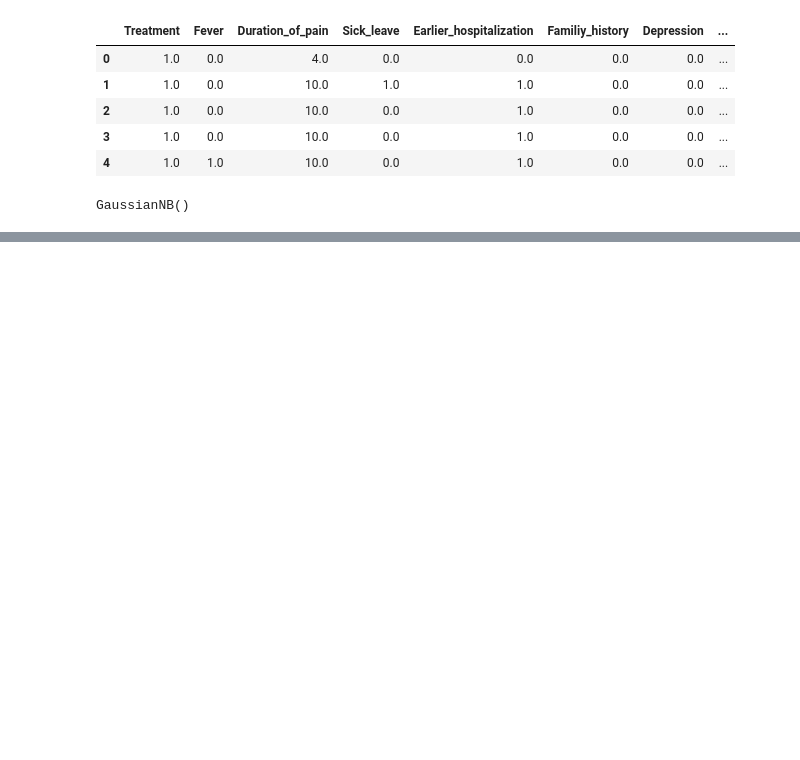
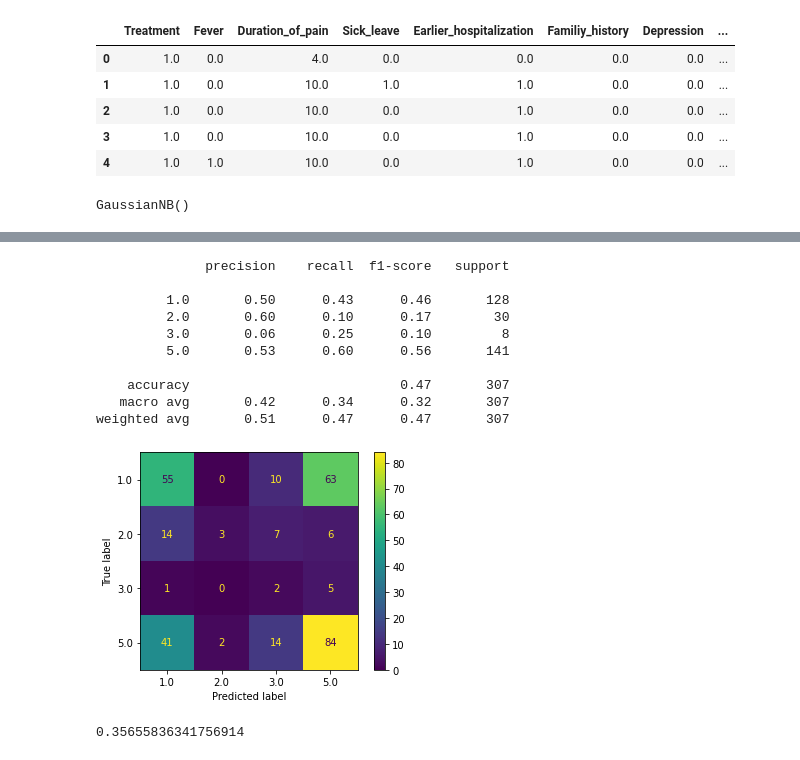
Before and after one commit to WALEX2000/DataScience-Project, a Jupyter notebook: src/naivebayes.ipynb, the cells around one changed output, grey strips where cells are left out. Cells and saved outputs as stored; diff of their text form; code cells hidden in the pictures; blank space fills up the shorter version.

```diff
--- a/src/naivebayes.ipynb
+++ b/src/naivebayes.ipynb
@@ -70,0 +120,37 @@ Out of:
+# %%
+# Combined naive bayes test
+testSetFeatures = testSet.loc[:, trainingSet.columns != 'Treatment']
+testSetLabels = testSet['Treatment']
+
+predictions1 = naiveBayes1.predict(testSetFeatures)
+testSetPred = testSet.copy()
+testSetPred.loc[:,'Treatment'] = predictions1
+
+testSetPredOthers = testSetPred.loc[testSetPred['Treatment'] == -1,]
+testSetPredOthersFeatures = testSetPredOthers.loc[:, testSetPredOthers.columns != 'Treatment']
+predictions2 = naiveBayes2.predict(testSetPredOthersFeatures)
+
+testSetPred.loc[testSetPred['Treatment'] == -1,'Treatment'] = predictions2
+
+finalPredictions = testSetPred['Treatment'].values
+
+print(classification_report(testSetLabels.values,finalPredictions))
+
+ConfusionMatrixDisplay.from_predictions(testSetLabels.values,finalPredictions)
+plt.show()
+
+fpr, tpr, thresholds = metrics.roc_curve(testSetLabels.values, finalPredictions, pos_label=2)
+metrics.auc(fpr, tpr)
+# %% [output]
+              precision    recall  f1-score   support
+
+         1.0       0.50      0.43      0.46       128
+         2.0       0.60      0.10      0.17        30
+         3.0       0.06      0.25      0.10         8
+         5.0       0.53      0.60      0.56       141
+
+    accuracy                           0.47       307
+   macro avg       0.42      0.34      0.32       307
+weighted avg       0.51      0.47      0.47       307
+[figure, added]
+0.35655836341756914
```
Also changed, not shown: parts of 9 cells of this notebook, 1 other file.
